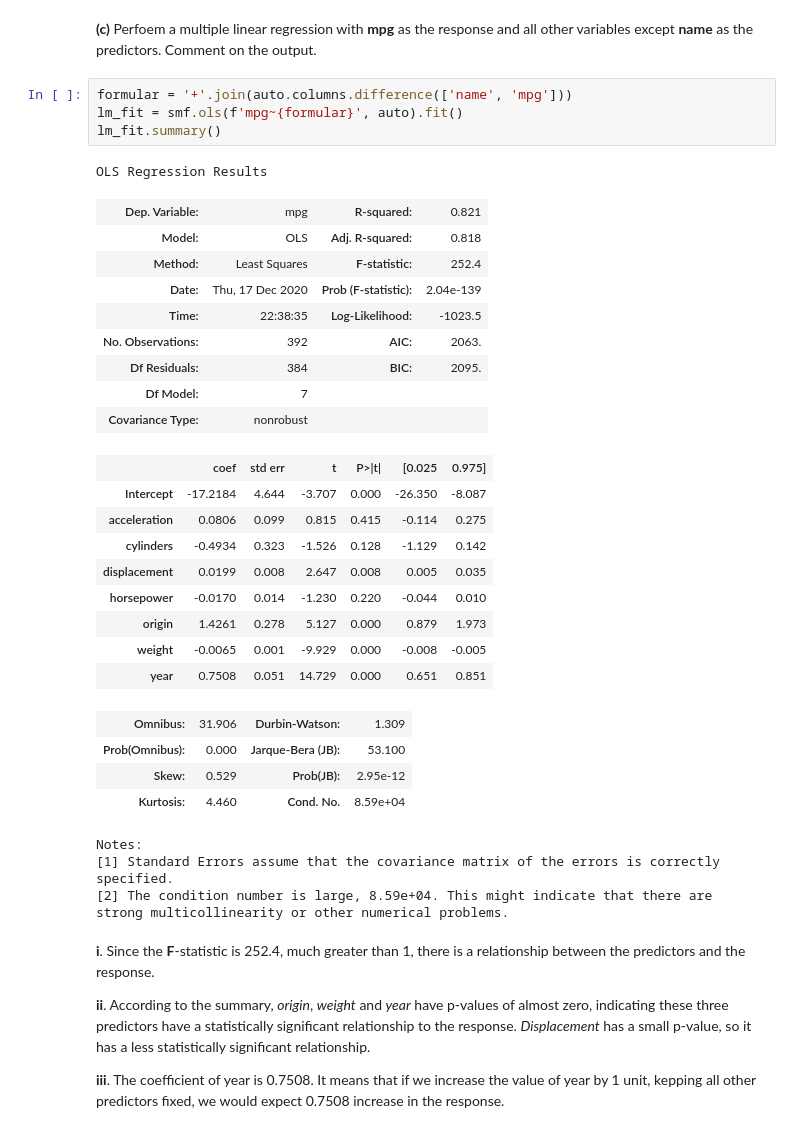
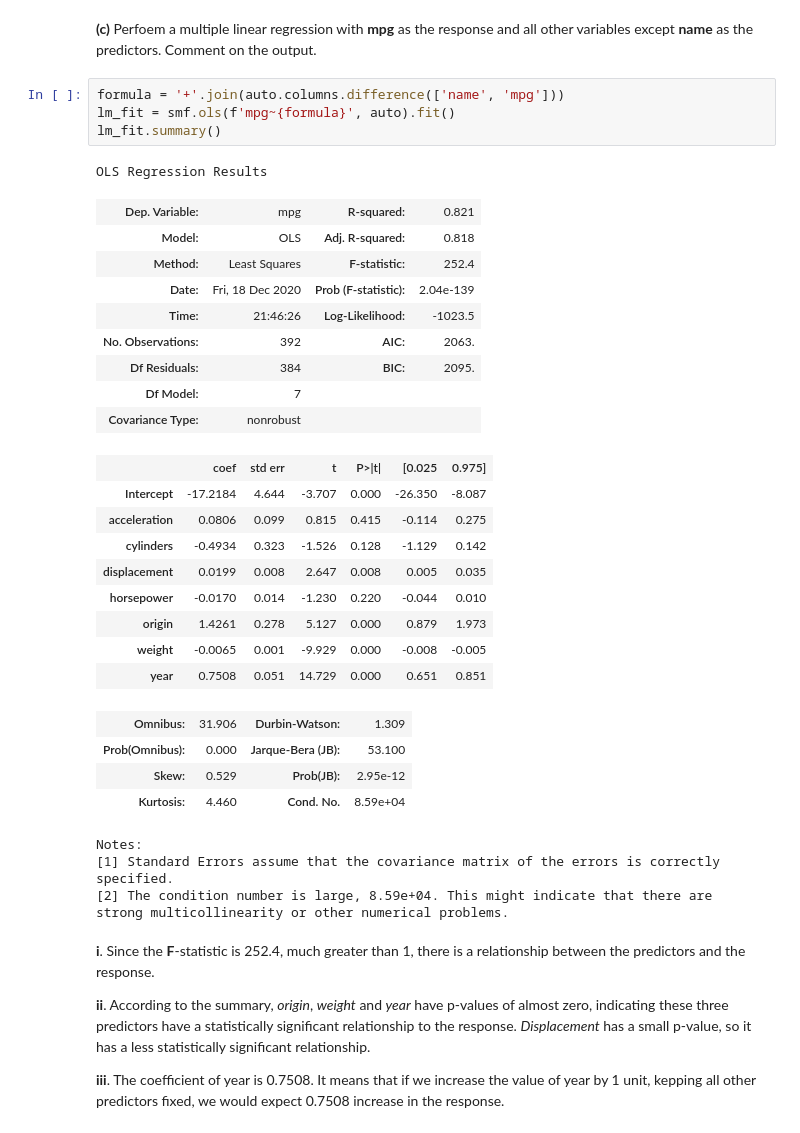
Before and after one commit to chenyulue/ISLP, a Jupyter notebook: Ch03-Linear_Regression_Exercises.ipynb, the cells around one changed output. Drawn from its saved outputs; the diff is of its cells as text.

```diff
--- a/Ch03-Linear_Regression_Exercises.ipynb
+++ b/Ch03-Linear_Regression_Exercises.ipynb
@@ -374,16 +374,16 @@ sns.heatmap(corr_matrix);
 # %% [markdown]
    **(c)** Perfoem a multiple linear regression with **mpg** as the response and all other variables except **name** as the predictors. Comment on the output.
 # %%
-formular = '+'.join(auto.columns.difference(['name', 'mpg']))
-lm_fit = smf.ols(f'mpg~{formular}', auto).fit()
+formula = '+'.join(auto.columns.difference(['name', 'mpg']))
+lm_fit = smf.ols(f'mpg~{formula}', auto).fit()
 lm_fit.summary()
 # %% [output]
 OLS Regression Results
 | Dep. Variable: | mpg | R-squared: | 0.821 |
 | Model: | OLS | Adj. R-squared: | 0.818 |
 | Method: | Least Squares | F-statistic: | 252.4 |
-| Date: | Thu, 17 Dec 2020 | Prob (F-statistic): | 2.04e-139 |
-| Time: | 22:38:35 | Log-Likelihood: | -1023.5 |
+| Date: | Fri, 18 Dec 2020 | Prob (F-statistic): | 2.04e-139 |
+| Time: | 21:46:26 | Log-Likelihood: | -1023.5 |
 | No. Observations: | 392 | AIC: | 2063. |
 | Df Residuals: | 384 | BIC: | 2095. |
 | Df Model: | 7 |  |  |
```
Also changed, not shown: parts of 20 cells of this notebook.
